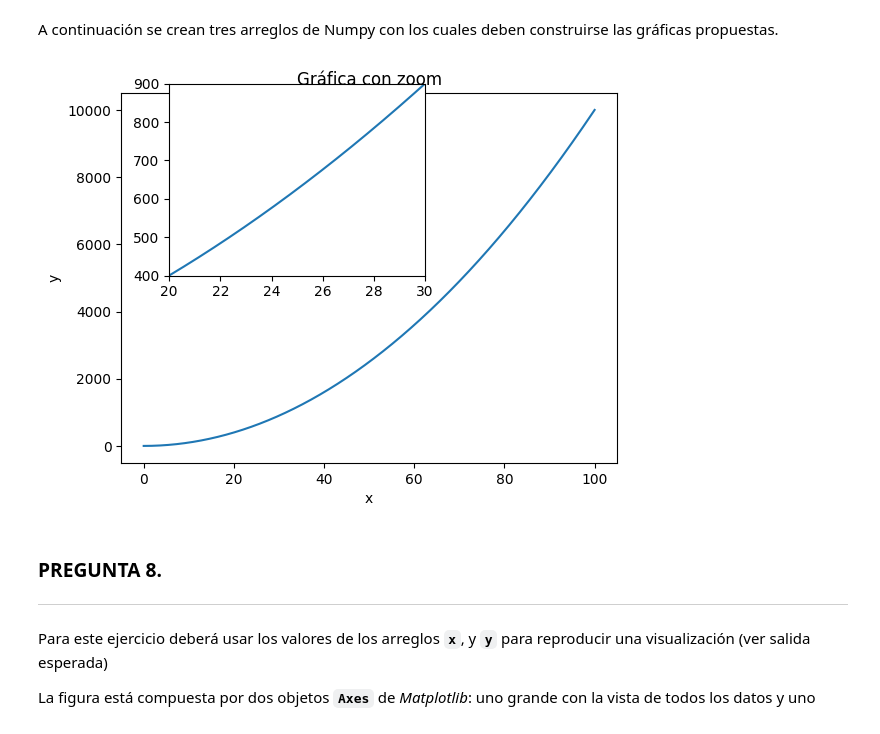
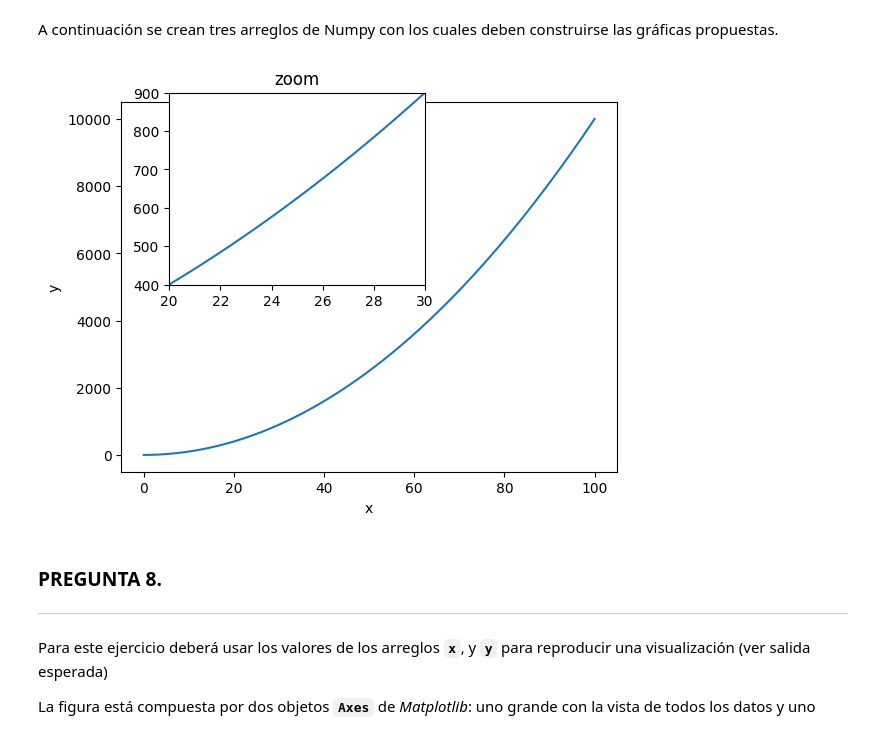
Before and after one commit to mon-lopez/BasesdeDatos, a Jupyter notebook: talleres corte 1/Taller_final_bases_de_datos.ipynb, the cells around one changed output. Drawn from its saved outputs; the diff is of its cells as text; code cells hidden in the pictures.

```diff
--- a/talleres corte 1/Taller_final_bases_de_datos.ipynb
+++ b/talleres corte 1/Taller_final_bases_de_datos.ipynb
@@ -217,24 +217,24 @@ A continuación se crean tres arreglos de Numpy con los cuales deben construirse
 # %%
 # Creando los datos  (EJECUTE ESTA CELDA SIN MODIFICARLA)
 x = np.linspace(0, 100, 10000)
 y = x**2
 
 fig1, ax1_mayor = plt.subplots()
 
 ax1_mayor.plot(x, y, label="y = x²")
-ax1_mayor.set_title("Gráfica con zoom")
 ax1_mayor.set_xlabel("x")
 ax1_mayor.set_ylabel("y")
 
 ax1_menor = fig1.add_axes([0.2, 0.5, 0.4, 0.4])  # 40% del tamaño, empezando en 1/5 y mitad
 ax1_menor.plot(x, y)
+ax1_menor.set_title("zoom")
 
 ax1_menor.set_xlim(20, 30)
 ax1_menor.set_ylim(400, 900)
 
 plt.show()
 # %% [output]
-[figure, old version]
+[figure, new version]
 # %% [markdown]
 ### **PREGUNTA 8.**
 ---
```
